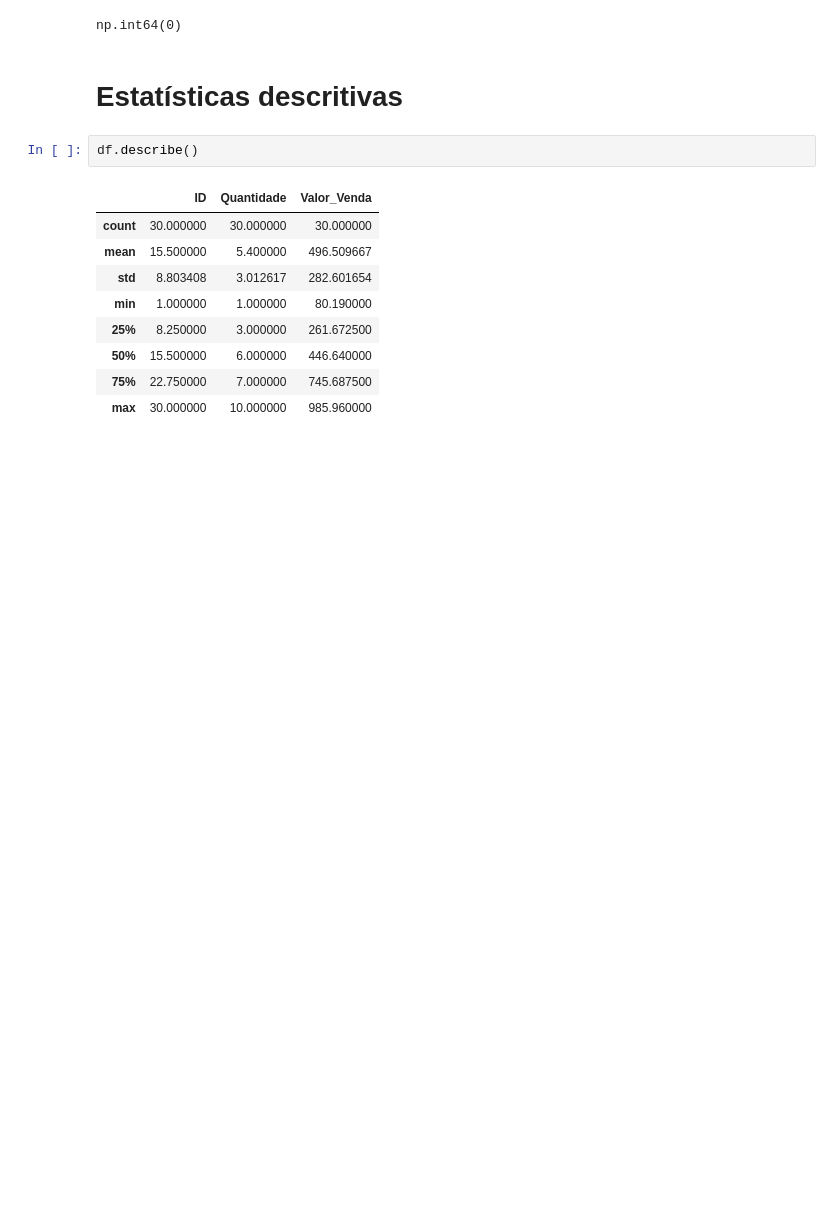
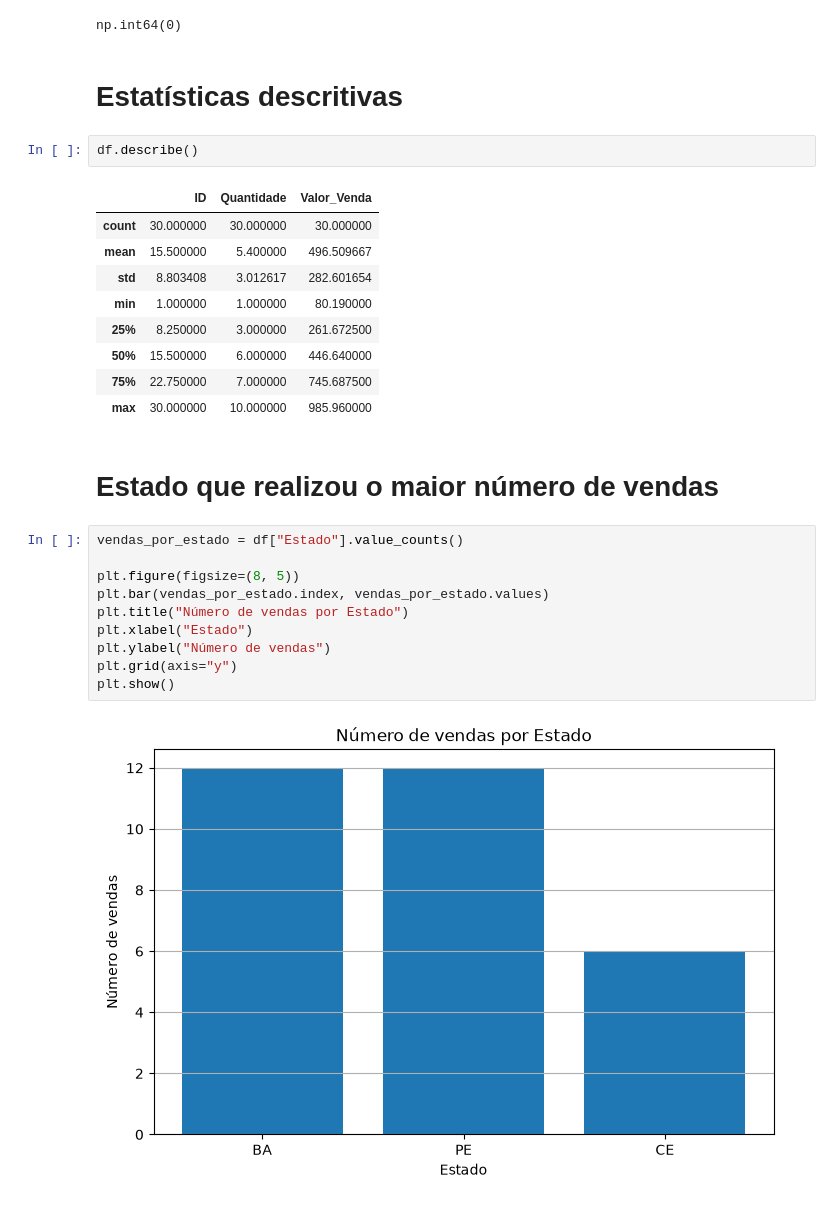
Before and after one commit to Lana230/analise_de_dados, a Jupyter notebook: atividade.ipynb, the cells around one changed output. Saved outputs shown, nothing was run; the diff lists cells and outputs as text; blank space fills up the shorter version.

Commit message:
Implementado a analise por estado e por categoria

```diff
--- a/atividade.ipynb
+++ b/atividade.ipynb
@@ -63,3 +64,17 @@ df.describe()
 | 50% | 15.500000 | 6.000000 | 446.640000 |
 | 75% | 22.750000 | 7.000000 | 745.687500 |
 | max | 30.000000 | 10.000000 | 985.960000 |
+# %% [markdown]
+# Estado que realizou o maior número de vendas
+# %%
+vendas_por_estado = df["Estado"].value_counts()
+
+plt.figure(figsize=(8, 5))
+plt.bar(vendas_por_estado.index, vendas_por_estado.values)
+plt.title("Número de vendas por Estado")
+plt.xlabel("Estado")
+plt.ylabel("Número de vendas")
+plt.grid(axis="y")
+plt.show()
+# %% [output]
+[figure, added]
```
Also changed, not shown: parts of 7 cells of this notebook.
